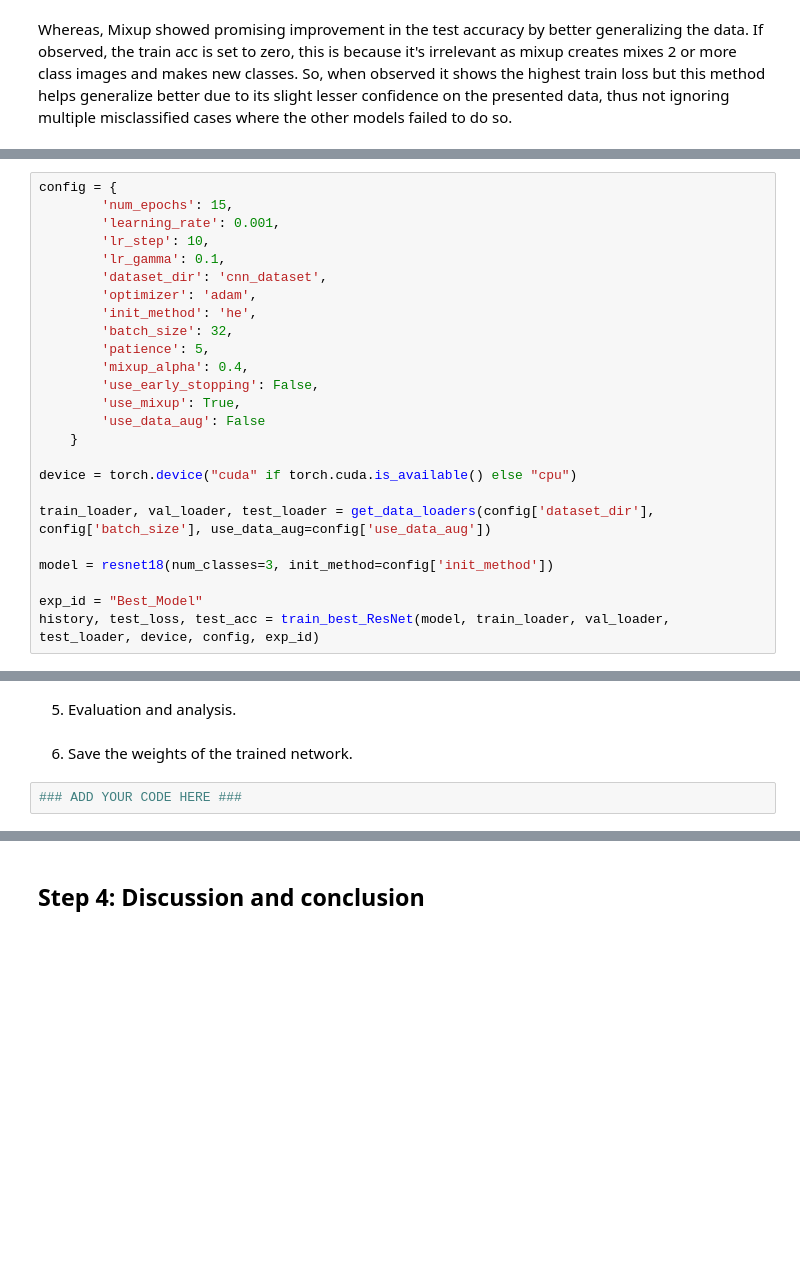
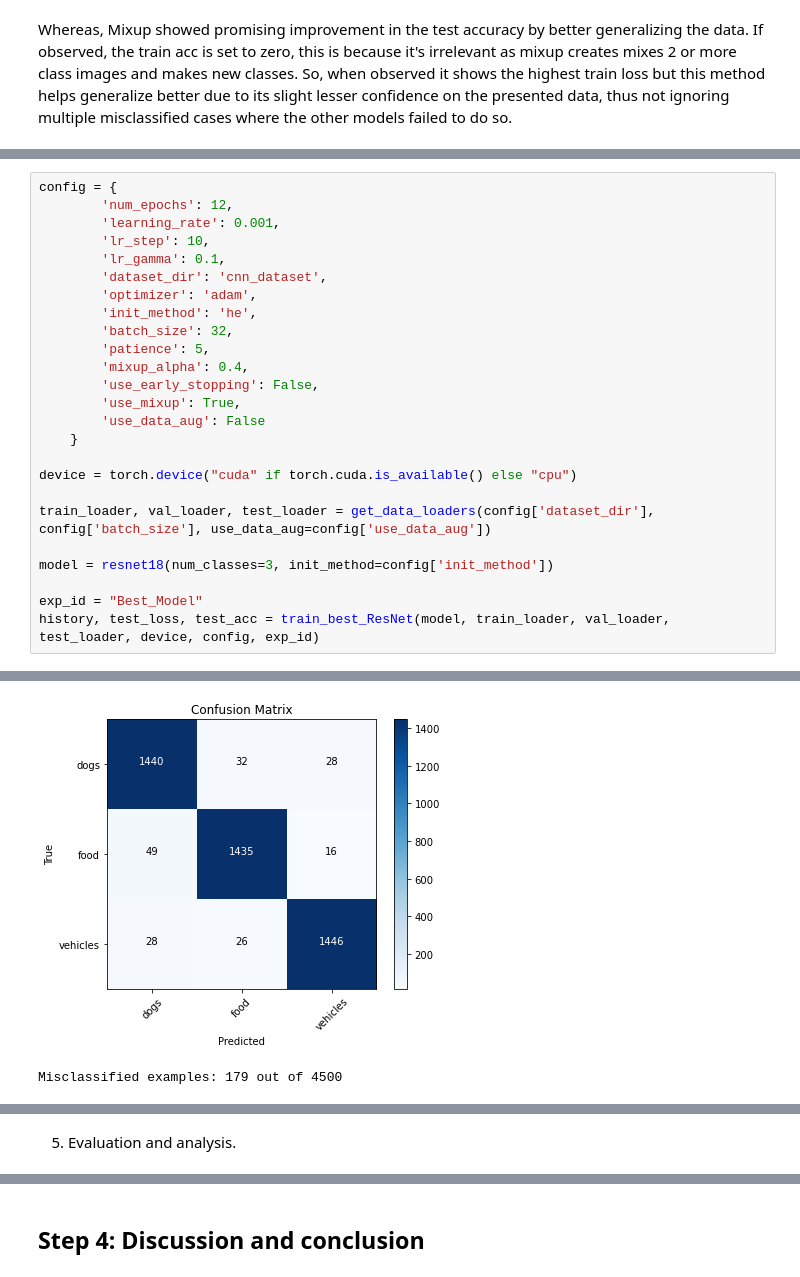
Before and after one commit to shishirhebbar1/DL_assignment1, a Jupyter notebook: a1_part_1_sbellary_shebbar-Copy2.ipynb, the cells around one changed output, grey strips where cells are left out. Drawn from its saved outputs; the diff is of its cells as text; blank space fills up the shorter version.

Commit message:
Updated and added plots and explanations

```diff
--- a/a1_part_1_sbellary_shebbar-Copy2.ipynb
+++ b/a1_part_1_sbellary_shebbar-Copy2.ipynb
@@ -1379,7 +1380,7 @@ def train_best_ResNet(model, train_loader, val_loader, test_loader, device, conf
     return history, test_loss, test_acc
 # %%
 config = {
-        'num_epochs': 15,
+        'num_epochs': 12,
         'learning_rate': 0.001,
         'lr_step': 10,
         'lr_gamma': 0.1,
@@ -1416,0 +1424,2 @@ Exp Best_Model | Epoch 11/15 - Train Loss: 0.4031, Train Acc: 0.0000, Val Loss:
+[figure, added]
+Misclassified examples: 179 out of 4500
@@ -1417,6 +1427,2 @@ Exp Best_Model | Epoch 11/15 - Train Loss: 0.4031, Train Acc: 0.0000, Val Loss:
 # %% [markdown]
 5. Evaluation and analysis.
-# %% [markdown]
-6. Save the weights of the trained network.
-# %%
-### ADD YOUR CODE HERE ###
```
Also changed, not shown: parts of 3 cells of this notebook.
